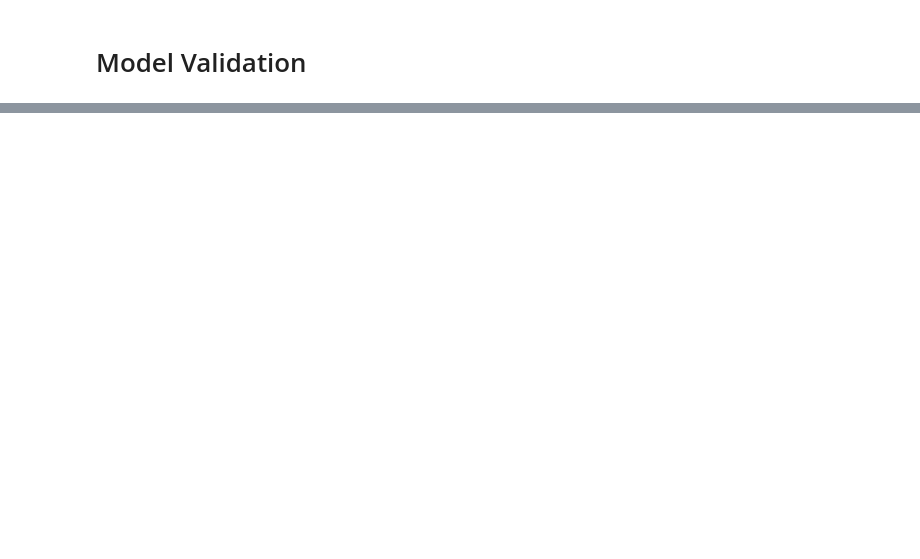
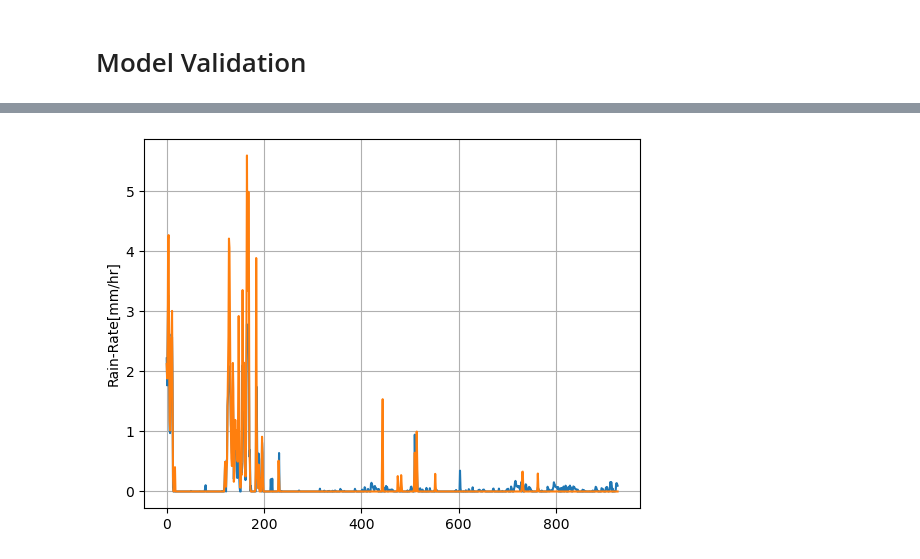
Before and after one commit to haihabi/PyNNcml, a Jupyter notebook: examples/training_rnn.ipynb, the cells around one changed output, grey strips where cells are left out. Drawn from its saved outputs; the diff is of its cells as text; code cells hidden in the pictures; blank space fills up the shorter version.

```diff
--- a/examples/training_rnn.ipynb
+++ b/examples/training_rnn.ipynb
@@ -122,0 +138,11 @@ print(am.get_results("bias"), np.sqrt(am.get_results("mse")))
+# %%
+rain_hat_array=np.concatenate(rain_hat_list,axis=1)
+rain_ref_array=np.concatenate(rain_ref_list,axis=1)
+
+plt.plot(np.maximum(rain_hat_array[0,:,0],0),label="One-Step RNN")
+plt.plot(rain_ref_array[0,:],label="Reference")
+plt.grid()
+plt.ylabel("Rain-Rate[mm/hr]")
+plt.show()
+# %% [output]
+[figure, added]
```
Also changed, not shown: parts of 3 cells of this notebook, 2 other files.
